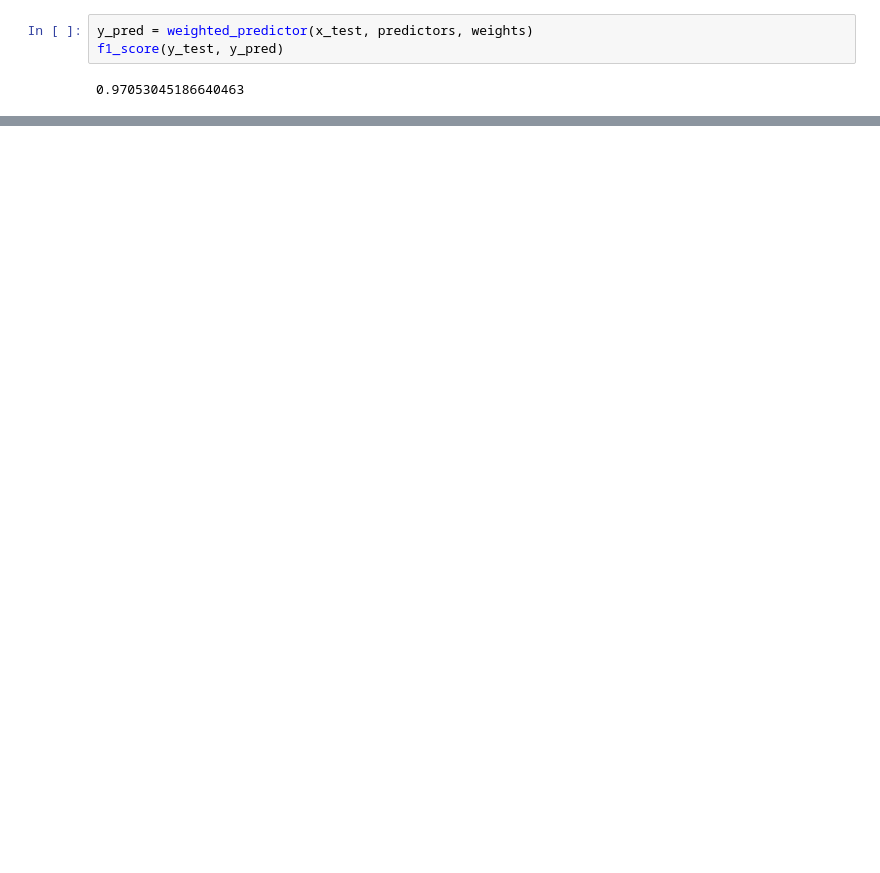
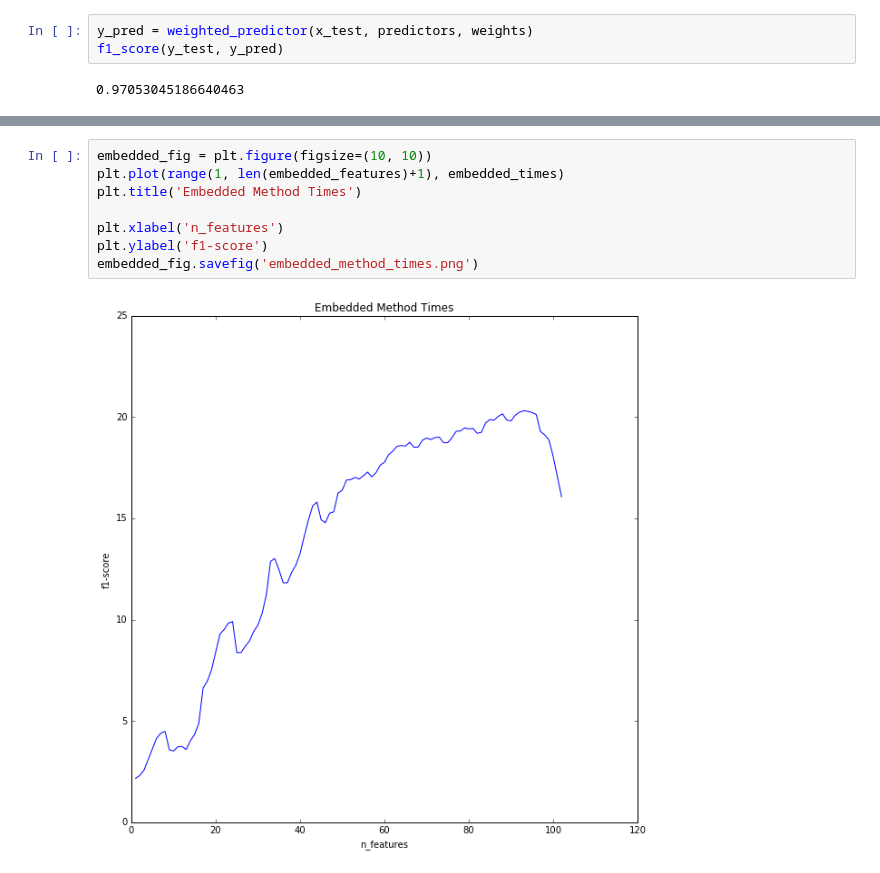
Before and after one commit to KopBob/technosphere, a Jupyter notebook: ml2/hw1/hw1.ipynb, the cells around one changed output, grey strips where cells are left out. Cells and saved outputs as stored; diff of their text form; blank space fills up the shorter version.

```diff
--- a/ml2/hw1/hw1.ipynb
+++ b/ml2/hw1/hw1.ipynb
@@ -235,0 +274,10 @@ predictors[0].ensembles[0].tree
+# %%
+embedded_fig = plt.figure(figsize=(10, 10))
+plt.plot(range(1, len(embedded_features)+1), embedded_times)
+plt.title('Embedded Method Times')
+
+plt.xlabel('n_features')
+plt.ylabel('f1-score')
+embedded_fig.savefig('embedded_method_times.png')
+# %% [output]
+[figure, added]
```
Also changed, not shown: parts of 24 cells of this notebook, 12 other files.
